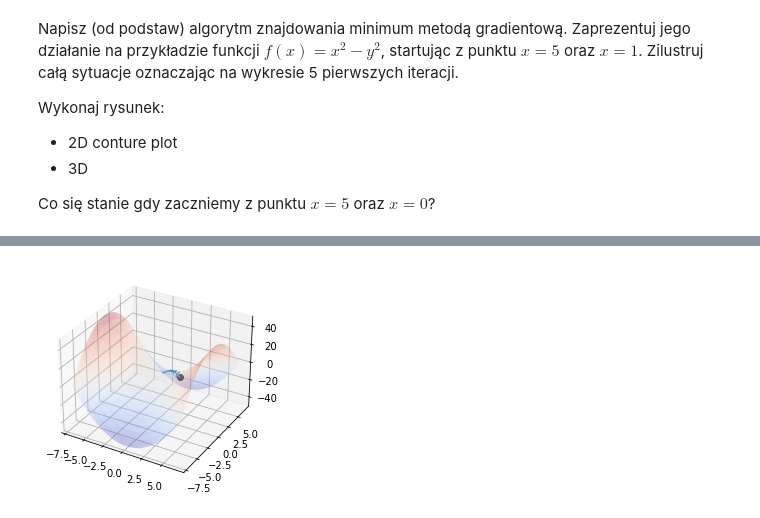
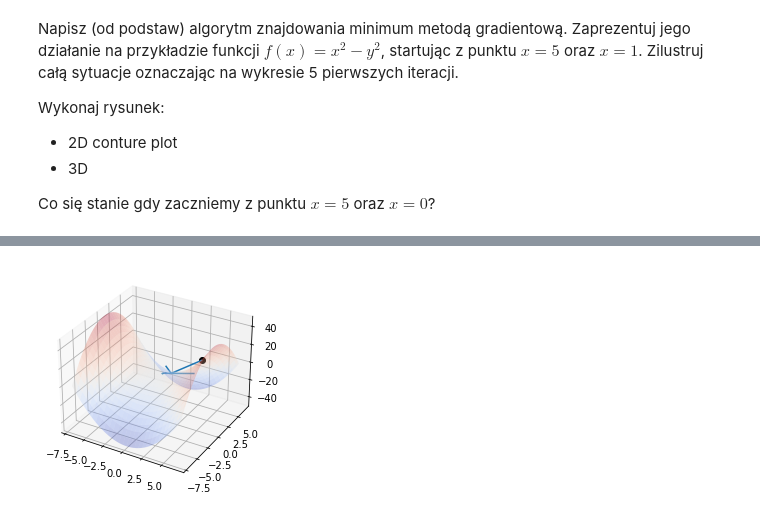
Before and after one commit to pawel200020/machine_learning_course, a Jupyter notebook: Z04_A_gradient_descent.ipynb, the cells around one changed output, grey strips where cells are left out. Saved outputs shown, nothing was run; the diff lists cells and outputs as text; code cells hidden in the pictures.

```diff
--- a/Z04_A_gradient_descent.ipynb
+++ b/Z04_A_gradient_descent.ipynb
@@ -407,34 +511,34 @@ def step_gradient_2d(x_current, y_current, learningRate):
     x_gradient = 8*x_current-2
     y_gradient = 2*y_current
 
     new_x = x_current -(learning_rate* x_gradient)
     new_y = y_current -(learning_rate* y_gradient)
 
     ax.quiver(x_current, y_current, (fun(x_current, y_current)) ,
               - (learningRate * x_gradient), - (learningRate * y_gradient),
               (-(fun(x_current,y_current)-fun(new_x,new_y))))
 
     return [new_x, new_y]
 
 def gradient_descent_runner_2d(starting_x, starting_y, learning_rate, num_iterations):
     x = starting_x
     y = starting_y
     for i in range(num_iterations):
         x, y = step_gradient_2d(x, y, learning_rate)
         #print(x, y)
     return [x, y]
 
 
 learning_rate = 0.1
-initial_x = 0 # initial y-intercept guess
-initial_y = 5 # initial slope guess
-num_iterations = 10
+initial_x = 5 # initial y-intercept guess
+initial_y = 1 # initial slope guess
+num_iterations = 5
 [x, y] = gradient_descent_runner_2d(initial_x, initial_y, learning_rate, num_iterations)
 
 
 #####################################
 
 plt.plot([initial_x],[initial_y],[fun(initial_x,initial_y)],"ok")
 plt.show()
 # %% [output]
-[figure, old version]
+[figure, new version]
```
Also changed, not shown: parts of 5 cells of this notebook.
